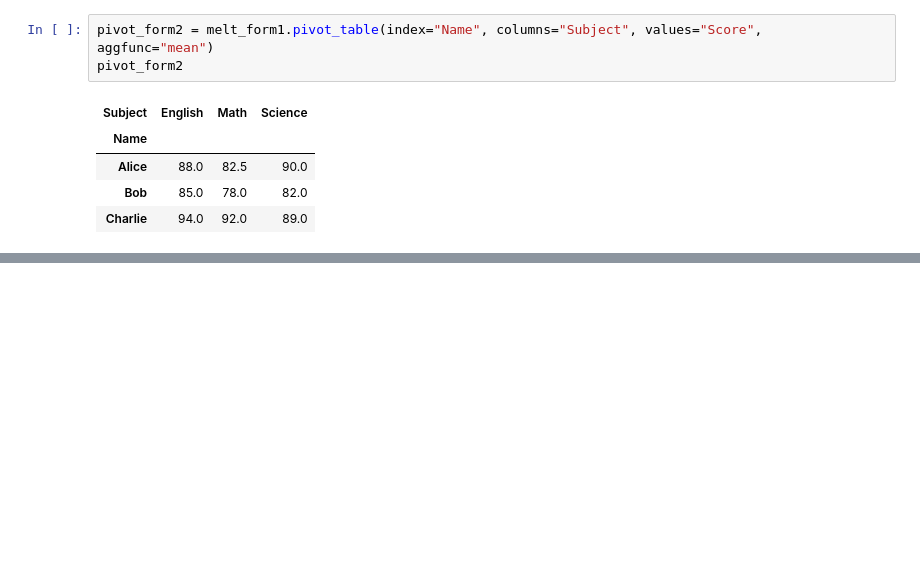
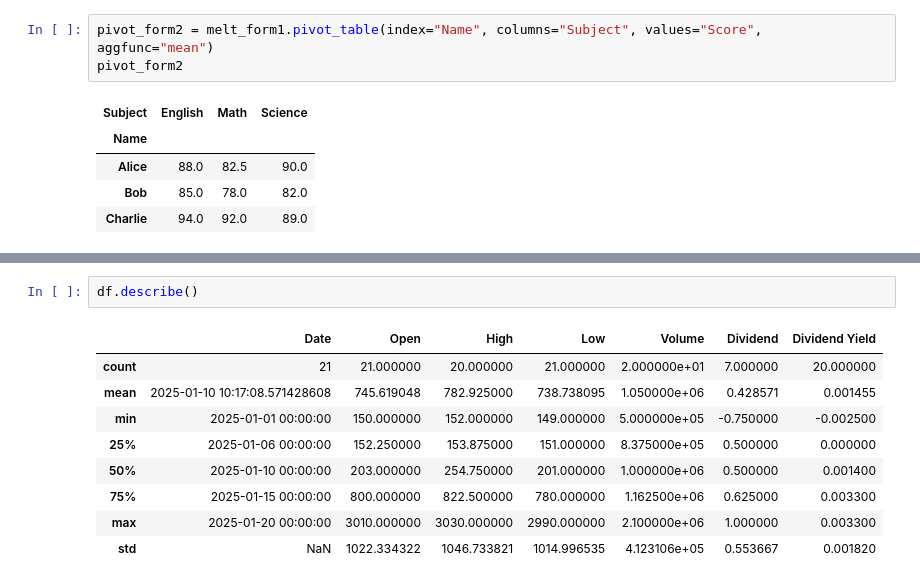
Before and after one commit to Kabir-Khan7/data-science-foundations, a Jupyter notebook: 03_Step_Pandas/04_Data_Transformation.ipynb, the cells around one changed output, grey strips where cells are left out. Saved outputs shown, nothing was run; the diff lists cells and outputs as text; blank space fills up the shorter version.

```diff
--- a/03_Step_Pandas/04_Data_Transformation.ipynb
+++ b/03_Step_Pandas/04_Data_Transformation.ipynb
@@ -274,0 +325,12 @@ pivot_form2
+# %%
+df.describe()
+# %% [output]
+|  | Date | Open | High | Low | Volume | Dividend | Dividend Yield |
+| count | 21 | 21.000000 | 20.000000 | 21.000000 | 2.000000e+01 | 7.000000 | 20.000000 |
+| mean | 2025-01-10 10:17:08.571428608 | 745.619048 | 782.925000 | 738.738095 | 1.050000e+06 | 0.428571 | 0.001455 |
+| min | 2025-01-01 00:00:00 | 150.000000 | 152.000000 | 149.000000 | 5.000000e+05 | -0.750000 | -0.002500 |
+| 25% | 2025-01-06 00:00:00 | 152.250000 | 153.875000 | 151.000000 | 8.375000e+05 | 0.500000 | 0.000000 |
+| 50% | 2025-01-10 00:00:00 | 203.000000 | 254.750000 | 201.000000 | 1.000000e+06 | 0.500000 | 0.001400 |
+| 75% | 2025-01-15 00:00:00 | 800.000000 | 822.500000 | 780.000000 | 1.162500e+06 | 0.625000 | 0.003300 |
+| max | 2025-01-20 00:00:00 | 3010.000000 | 3030.000000 | 2990.000000 | 2.100000e+06 | 1.000000 | 0.003300 |
+| std | NaN | 1022.334322 | 1046.733821 | 1014.996535 | 4.123106e+05 | 0.553667 | 0.001820 |
```
Also changed, not shown: parts of 23 cells of this notebook, 7 other files.
